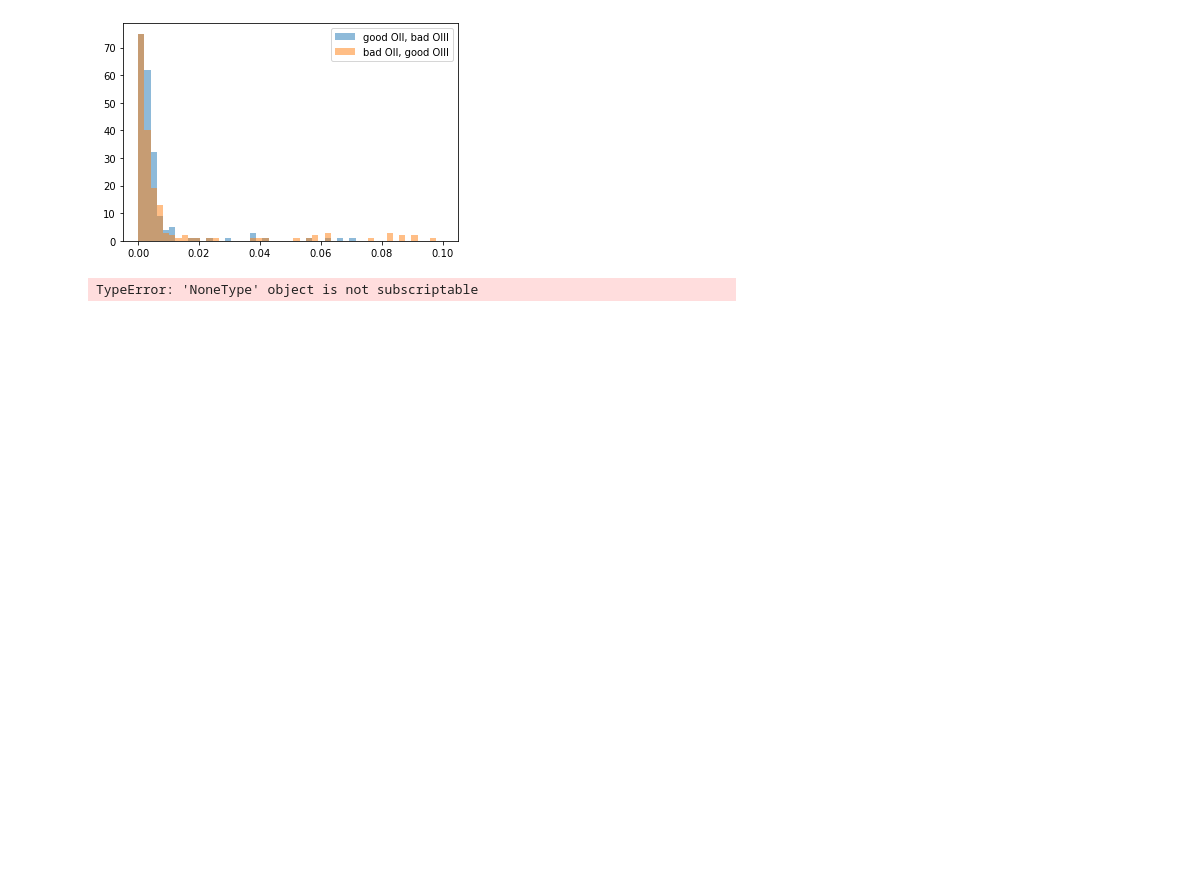
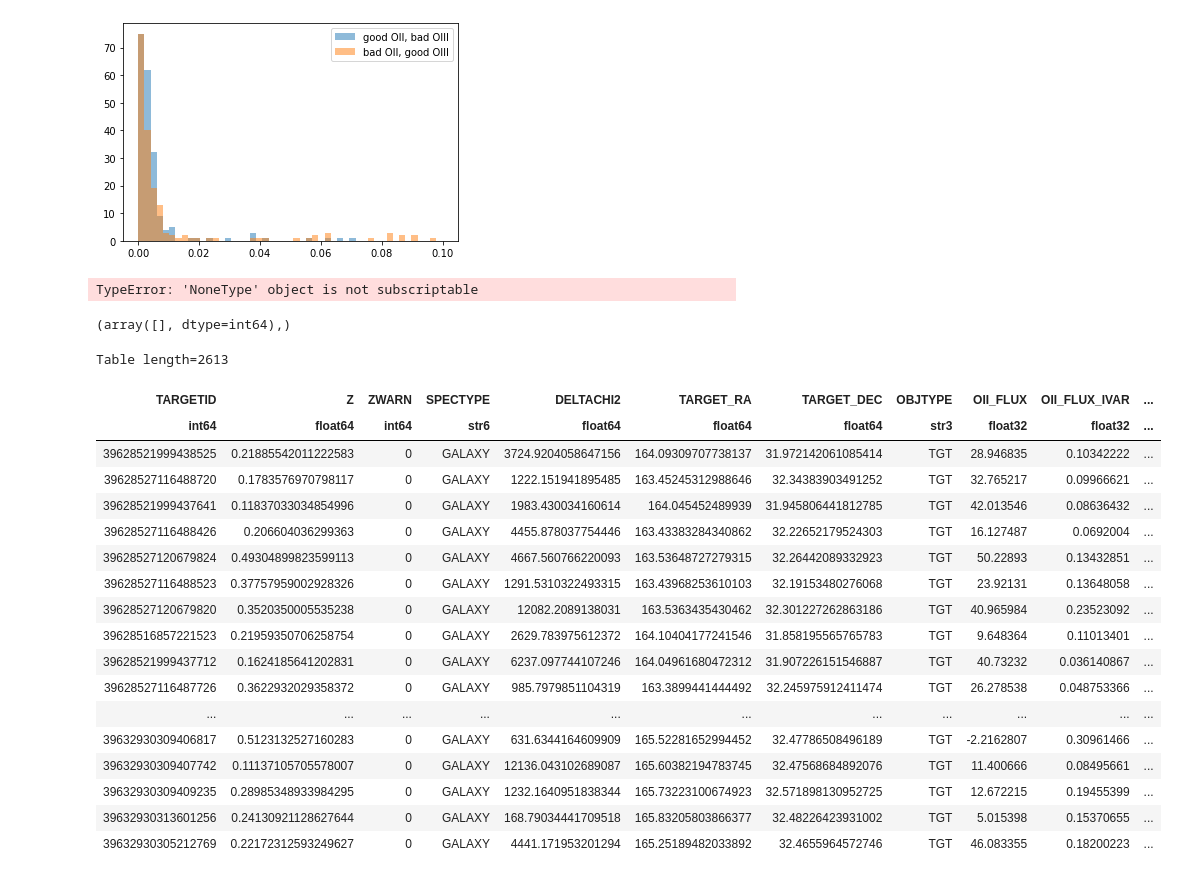
Before and after one commit to ShirshChhabra/DESIRedrock, a Jupyter notebook: Redrock.ipynb, the cells around one changed output. Drawn from its saved outputs; the diff is of its cells as text; code cells hidden in the pictures; blank space fills up the shorter version.

```diff
--- a/Redrock.ipynb
+++ b/Redrock.ipynb
@@ -367,3 +408,29 @@ plt.scatter(pulls_oIII,pulls_oII)
 # if this test does not show that, the next test may be to do the same on the model (which could show that the model is unphysical, even without coincidence of absorption lines in the data and oIII wavelength in the fit)
 # %% [output]
 TypeError: 'NoneType' object is not subscriptable
+# %%
+catalog['Z'].mask.nonzero()
+# %% [output]
+(array([], dtype=int64),)
+# %%
+catalog
+# %% [output]
+Table length=2613
+| TARGETID | Z | ZWARN | SPECTYPE | DELTACHI2 | TARGET_RA | TARGET_DEC | OBJTYPE | OII_FLUX | OII_FLUX_IVAR | ... |
+| int64 | float64 | int64 | str6 | float64 | float64 | float64 | str3 | float32 | float32 | ... |
+| 39628521999438525 | 0.21885542011222583 | 0 | GALAXY | 3724.9204058647156 | 164.09309707738137 | 31.972142061085414 | TGT | 28.946835 | 0.10342222 | ... |
+| 39628527116488720 | 0.1783576970798117 | 0 | GALAXY | 1222.151941895485 | 163.45245312988646 | 32.34383903491252 | TGT | 32.765217 | 0.09966621 | ... |
+| 39628521999437641 | 0.11837033034854996 | 0 | GALAXY | 1983.430034160614 | 164.045452489939 | 31.945806441812785 | TGT | 42.013546 | 0.08636432 | ... |
+| 39628527116488426 | 0.206604036299363 | 0 | GALAXY | 4455.878037754446 | 163.43383284340862 | 32.22652179524303 | TGT | 16.127487 | 0.0692004 | ... |
+| 39628527120679824 | 0.49304899823599113 | 0 | GALAXY | 4667.560766220093 | 163.53648727279315 | 32.26442089332923 | TGT | 50.22893 | 0.13432851 | ... |
+| 39628527116488523 | 0.37757959002928326 | 0 | GALAXY | 1291.5310322493315 | 163.43968253610103 | 32.19153480276068 | TGT | 23.92131 | 0.13648058 | ... |
+| 39628527120679820 | 0.3520350005535238 | 0 | GALAXY | 12082.2089138031 | 163.5363435430462 | 32.301227262863186 | TGT | 40.965984 | 0.23523092 | ... |
+| 39628516857221523 | 0.21959350706258754 | 0 | GALAXY | 2629.783975612372 | 164.10404177241546 | 31.858195565765783 | TGT | 9.648364 | 0.11013401 | ... |
+| 39628521999437712 | 0.1624185641202831 | 0 | GALAXY | 6237.097744107246 | 164.04961680472312 | 31.907226151546887 | TGT | 40.73232 | 0.036140867 | ... |
+| 39628527116487726 | 0.3622932029358372 | 0 | GALAXY | 985.7979851104319 | 163.3899441444492 | 32.245975912411474 | TGT | 26.278538 | 0.048753366 | ... |
+| ... | ... | ... | ... | ... | ... | ... | ... | ... | ... | ... |
+| 39632930309406817 | 0.5123132527160283 | 0 | GALAXY | 631.6344164609909 | 165.52281652994452 | 32.47786508496189 | TGT | -2.2162807 | 0.30961466 | ... |
+| 39632930309407742 | 0.11137105705578007 | 0 | GALAXY | 12136.043102689087 | 165.60382194783745 | 32.47568684892076 | TGT | 11.400666 | 0.08495661 | ... |
+| 39632930309409235 | 0.28985348933984295 | 0 | GALAXY | 1232.1640951838344 | 165.73223100674923 | 32.571898130952725 | TGT | 12.672215 | 0.19455399 | ... |
+| 39632930313601256 | 0.24130921128627644 | 0 | GALAXY | 168.79034441709518 | 165.83205803866377 | 32.48226423931002 | TGT | 5.015398 | 0.15370655 | ... |
+| 39632930305212769 | 0.22172312593249627 | 0 | GALAXY | 4441.171953201294 | 165.25189482033892 | 32.4655964572746 | TGT | 46.083355 | 0.18200223 | ... |
```
Also changed, not shown: parts of 6 cells of this notebook.
